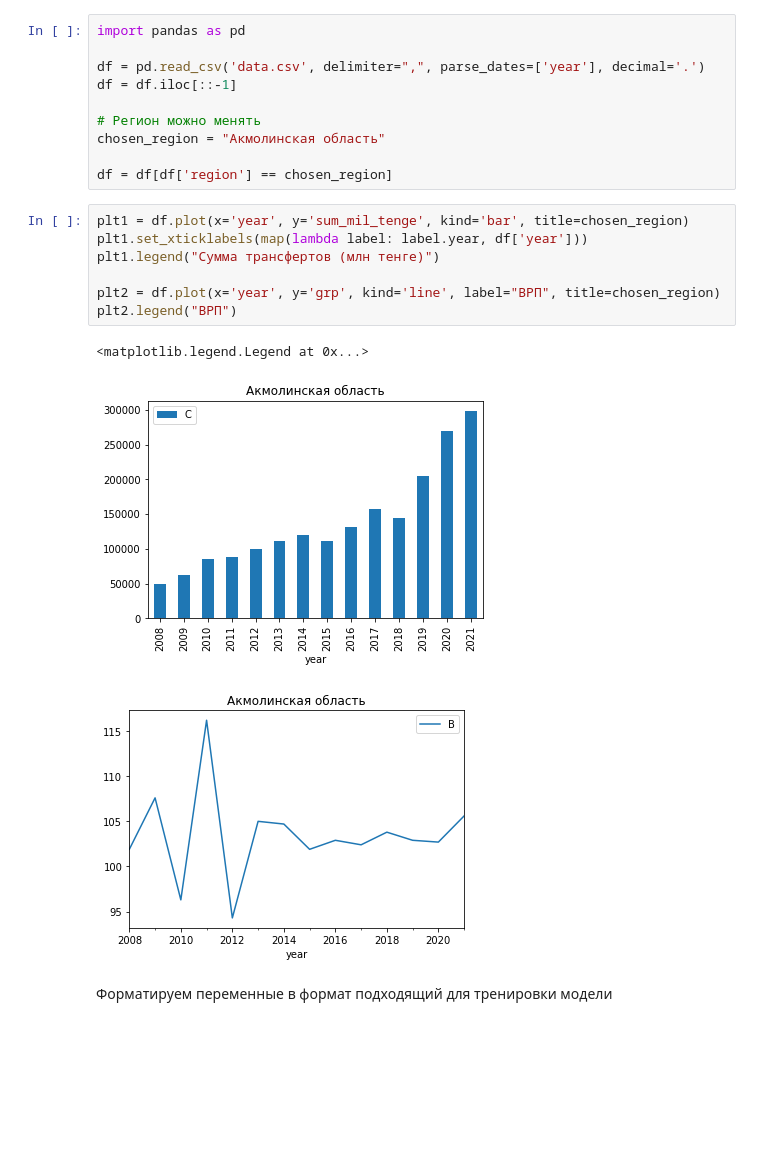
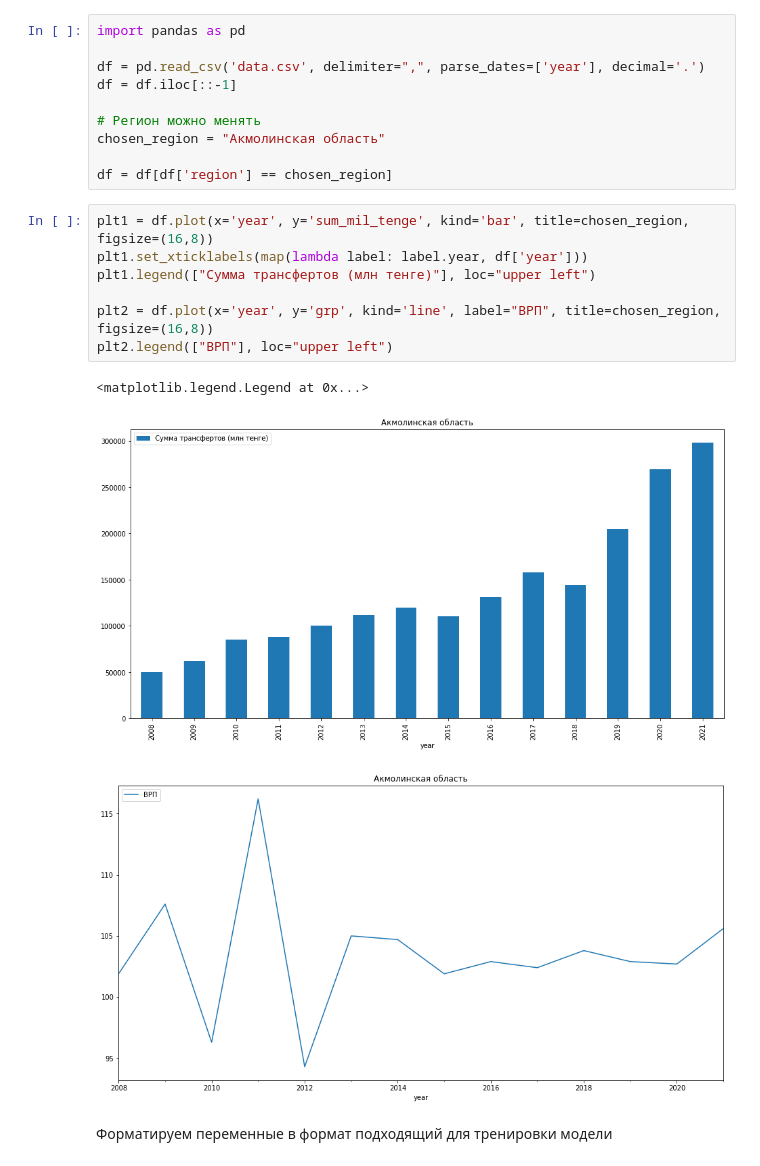
Before and after one commit to bonkboykz/econ, a Jupyter notebook: main.ipynb, the cells around one changed output. Saved outputs shown, nothing was run; the diff lists cells and outputs as text; blank space fills up the shorter version.

Commit message:
Fix legends

```diff
--- a/main.ipynb
+++ b/main.ipynb
@@ -27,16 +27,16 @@ chosen_region = "Акмолинская область"
 
 df = df[df['region'] == chosen_region]
 # %%
-plt1 = df.plot(x='year', y='sum_mil_tenge', kind='bar', title=chosen_region)
+plt1 = df.plot(x='year', y='sum_mil_tenge', kind='bar', title=chosen_region, figsize=(16,8))
 plt1.set_xticklabels(map(lambda label: label.year, df['year']))
-plt1.legend("Сумма трансфертов (млн тенге)")
+plt1.legend(["Сумма трансфертов (млн тенге)"], loc="upper left")
 
-plt2 = df.plot(x='year', y='grp', kind='line', label="ВРП", title=chosen_region)
-plt2.legend("ВРП")
+plt2 = df.plot(x='year', y='grp', kind='line', label="ВРП", title=chosen_region, figsize=(16,8))
+plt2.legend(["ВРП"], loc="upper left")
 # %% [output]
 <matplotlib.legend.Legend at 0x...>
-[figure, old version]
+[figure, new version]
-[figure, old version]
+[figure, new version]
 # %% [markdown]
 Форматируем переменные в формат подходящий для тренировки модели
 # %%
```
Also changed, not shown: parts of 1 cell of this notebook.
